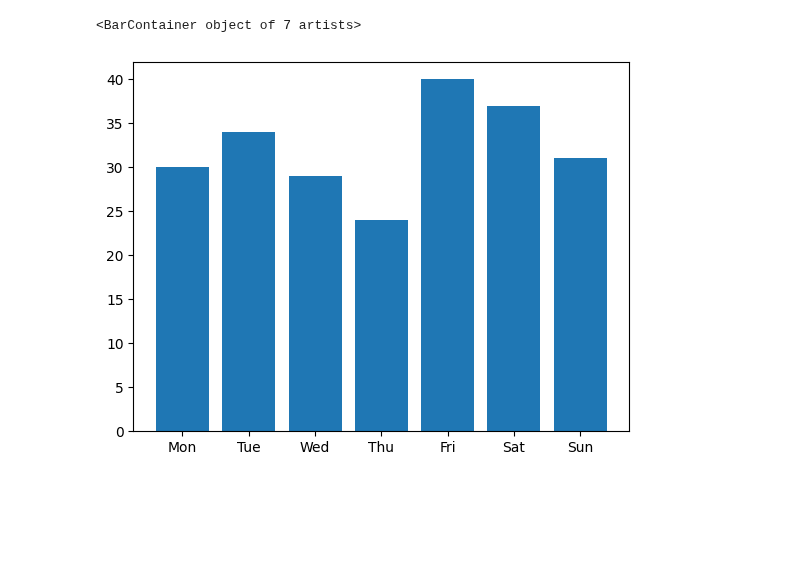
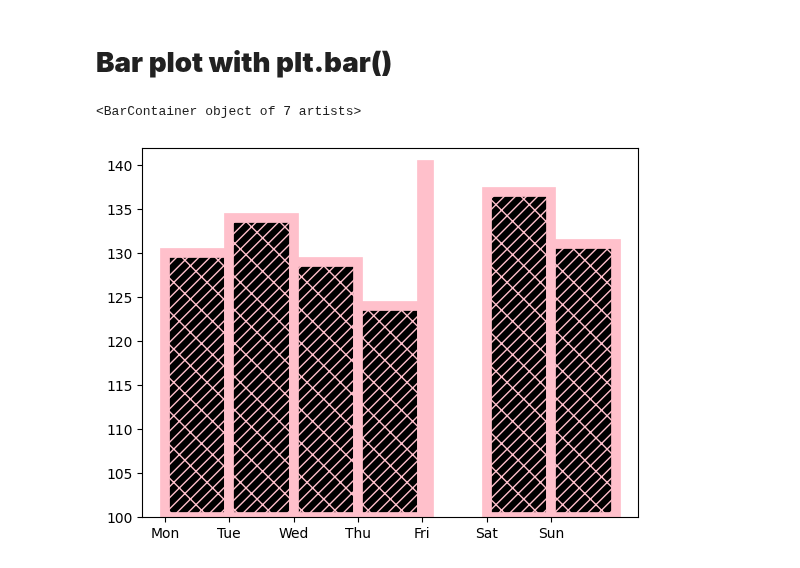
Before and after one commit to KedarDamale/Data-Science, a Jupyter notebook: matplotlib/3.lesson3.ipynb, the cells around one changed output. Drawn from its saved outputs; the diff is of its cells as text; code cells hidden in the pictures; blank space fills up the shorter version.

```diff
--- a/matplotlib/3.lesson3.ipynb
+++ b/matplotlib/3.lesson3.ipynb
@@ -1,18 +1,33 @@
+# %% [markdown]
+# **Bar plot with plt.bar()**
 # %%
 import matplotlib.pyplot as plt
 
 x={
     "Mon":30,
     "Tue":34,
     "Wed":29,
     "Thu":24,
     "Fri":40,
     "Sat":37,
     "Sun":31,
 
 }
 
-plt.bar(x.keys(),x.values()) #in barplot x values has to be categories and 7 values will be numerical
+#plt.bar(x.keys(),x.values()) #in barplot x values has to be categories and 7 values will be numerical
+#x and y values are mandatory below values are not mandatory
+
+plt.bar(x.keys(),x.values(),
+        width=[1,1,1,1,0.1,1,1], #default width is 0.8 we can also pass in list of width for each bar
+        bottom=100,#starting value of bars default 0
+        align='edge',#bar alignment will be from edge if center then it will be centered
+        color='black',#sets color of bars
+        edgecolor='pink',#edge color of bars
+        linewidth=7,#edge width
+        alpha=1, #transparenecy 0-1 range
+        label='Barplot',#label for legend method
+        hatch='/X/'#any pattern you would like to fill in +-0X/
+        )
 # %% [output]
 <BarContainer object of 7 artists>
-[figure, old version]
+[figure, new version]
```
Also changed, not shown: parts of 4 cells of this notebook.
